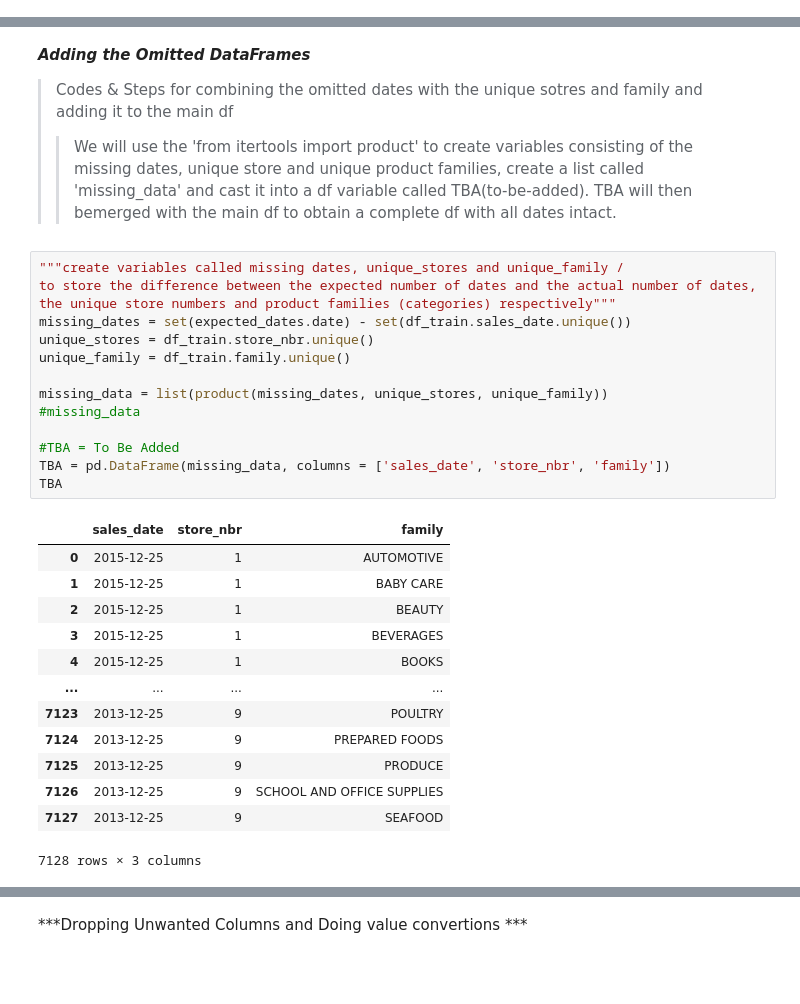
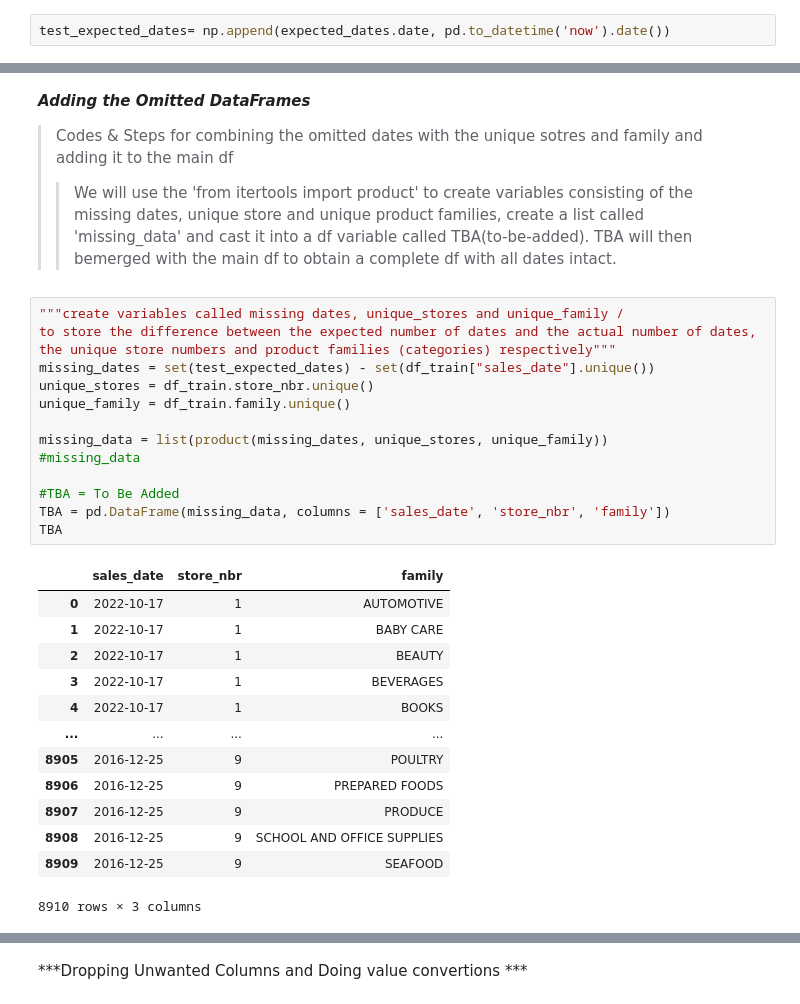
Before and after one commit to ebenezeredusei/Corporation-Favorita-Machine-Learning-Project, a Jupyter notebook: Corporation_Favorita.ipynb, the cells around one changed output, grey strips where cells are left out. Cells and saved outputs as stored; diff of their text form; blank space fills up the shorter version.

```diff
--- a/Corporation_Favorita.ipynb
+++ b/Corporation_Favorita.ipynb
@@ -369,0 +367,2 @@ set(expected_dates.date) - set(df_train["sales_date"].reindex())
+# %%
+test_expected_dates= np.append(expected_dates.date, pd.to_datetime('now').date())
@@ -378,28 +392,28 @@ set(expected_dates.date) - set(df_train["sales_date"].reindex())
 # %%
 """create variables called missing dates, unique_stores and unique_family /
 to store the difference between the expected number of dates and the actual number of dates,
 the unique store numbers and product families (categories) respectively"""
-missing_dates = set(expected_dates.date) - set(df_train.sales_date.unique())
+missing_dates = set(test_expected_dates) - set(df_train["sales_date"].unique())
 unique_stores = df_train.store_nbr.unique()
 unique_family = df_train.family.unique()
 
 missing_data = list(product(missing_dates, unique_stores, unique_family))
 #missing_data
 
 #TBA = To Be Added
 TBA = pd.DataFrame(missing_data, columns = ['sales_date', 'store_nbr', 'family'])
 TBA
 # %% [output]
 |  | sales_date | store_nbr | family |
-| 0 | 2015-12-25 | 1 | AUTOMOTIVE |
-| 1 | 2015-12-25 | 1 | BABY CARE |
-| 2 | 2015-12-25 | 1 | BEAUTY |
-| 3 | 2015-12-25 | 1 | BEVERAGES |
-| 4 | 2015-12-25 | 1 | BOOKS |
+| 0 | 2022-10-17 | 1 | AUTOMOTIVE |
+| 1 | 2022-10-17 | 1 | BABY CARE |
+| 2 | 2022-10-17 | 1 | BEAUTY |
+| 3 | 2022-10-17 | 1 | BEVERAGES |
+| 4 | 2022-10-17 | 1 | BOOKS |
 | ... | ... | ... | ... |
-| 7123 | 2013-12-25 | 9 | POULTRY |
-| 7124 | 2013-12-25 | 9 | PREPARED FOODS |
-| 7125 | 2013-12-25 | 9 | PRODUCE |
-| 7126 | 2013-12-25 | 9 | SCHOOL AND OFFICE SUPPLIES |
-| 7127 | 2013-12-25 | 9 | SEAFOOD |
+| 8905 | 2016-12-25 | 9 | POULTRY |
+| 8906 | 2016-12-25 | 9 | PREPARED FOODS |
+| 8907 | 2016-12-25 | 9 | PRODUCE |
+| 8908 | 2016-12-25 | 9 | SCHOOL AND OFFICE SUPPLIES |
+| 8909 | 2016-12-25 | 9 | SEAFOOD |
-7128 rows × 3 columns
+8910 rows × 3 columns
```
Also changed, not shown: parts of 153 cells of this notebook.
